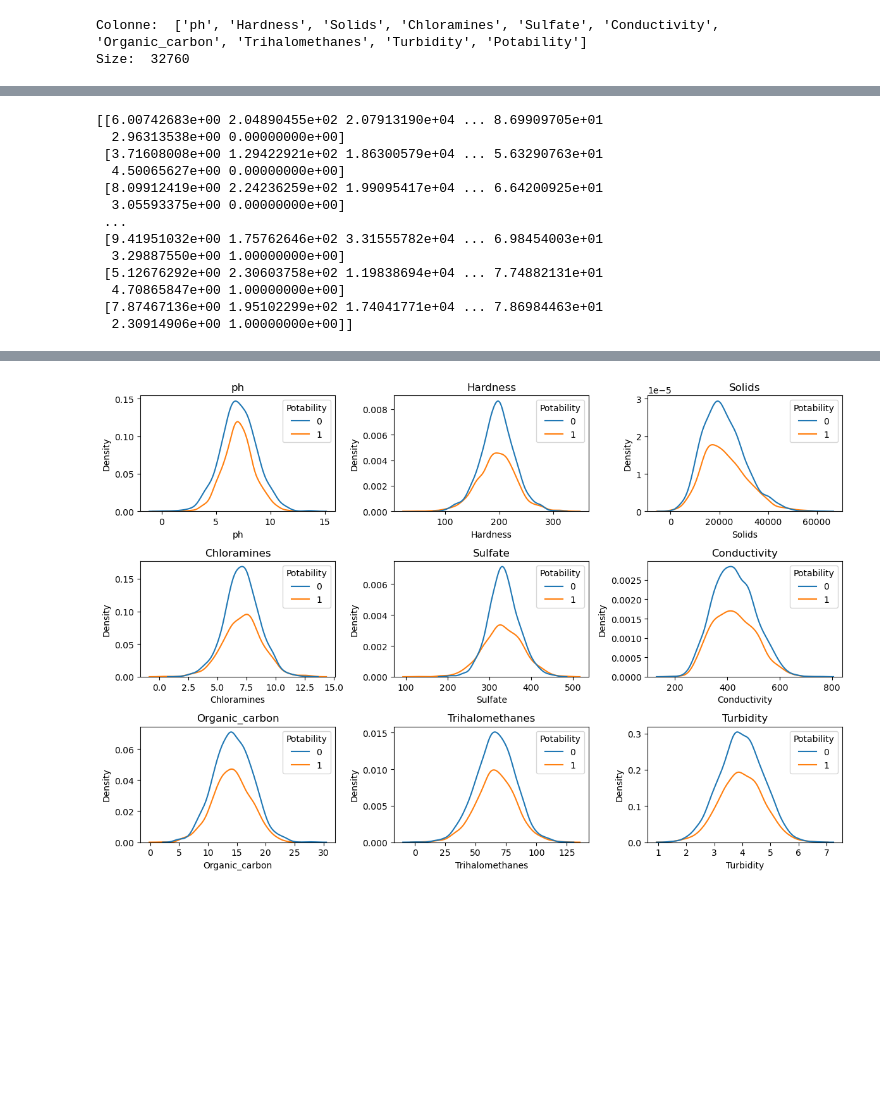
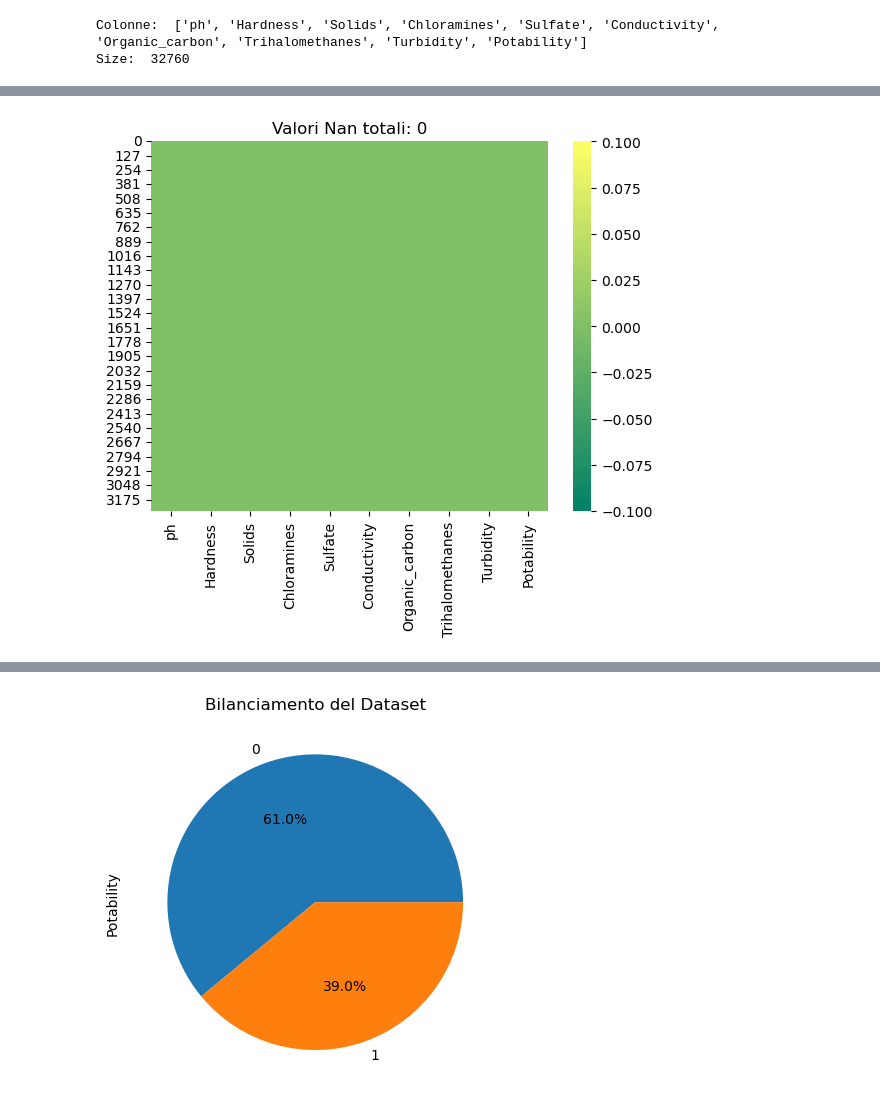
Before and after one commit to zAle711/Machine-Learning-Exam-Project, a Jupyter notebook: water_potability.ipynb, the cells around one changed output, grey strips where cells are left out. Cells and saved outputs as stored; diff of their text form; code cells hidden in the pictures; blank space fills up the shorter version.

```diff
--- a/water_potability.ipynb
+++ b/water_potability.ipynb
@@ -8,8 +8,9 @@ import seaborn as sns
 pd.set_option('display.expand_frame_repr', True)
 
 df = pd.read_csv('dataset/water_potability.csv')
+cols = list(df.columns)
 
-print( "Colonne: ", list(df.columns), "\nSize: ", df.size)
+print( "Colonne: ", cols, "\nSize: ", df.size)
 # %% [output]
 Colonne:  ['ph', 'Hardness', 'Solids', 'Chloramines', 'Sulfate', 'Conductivity', 'Organic_carbon', 'Trihalomethanes', 'Turbidity', 'Potability']
 Size:  32760
@@ -66,26 +81,21 @@ dtype: int64
 # %%
 from sklearn.impute import KNNImputer
 
 imputer = KNNImputer(n_neighbors=2, weights='uniform', metric='nan_euclidean')
 filled_value = imputer.fit_transform(df)
 
-print(filled_value)
+filled_value= pd.DataFrame(filled_value)
+filled_value = filled_value.set_axis(cols, axis=1)
+filled_value['Potability'] = filled_value['Potability'].astype('uint8')
 
-# df['ph'] = pd.Series(filled_value[:, 0])
-# print(df, df['ph'])
-# df['Sulfate'] = pd.Series(filled_value[:, 4])
-# df['Trihalomethanes'] = pd.Series(filled_value[:, 7])
+df = filled_value
+
+total_nan = df.isnull().sum().sum()
+title = f"Valori Nan totali: {total_nan}"
+sns.heatmap(data=df.isnull(), cmap='summer')
+plt.title(title)
+plt.show()
+
+df.describe()
 # %% [output]
-[[6.00742683e+00 2.04890455e+02 2.07913190e+04 ... 8.69909705e+01
-  2.96313538e+00 0.00000000e+00]
- [3.71608008e+00 1.29422921e+02 1.86300579e+04 ... 5.63290763e+01
-  4.50065627e+00 0.00000000e+00]
- [8.09912419e+00 2.24236259e+02 1.99095417e+04 ... 6.64200925e+01
-  3.05593375e+00 0.00000000e+00]
- ...
- [9.41951032e+00 1.75762646e+02 3.31555782e+04 ... 6.98454003e+01
-  3.29887550e+00 1.00000000e+00]
- [5.12676292e+00 2.30603758e+02 1.19838694e+04 ... 7.74882131e+01
-  4.70865847e+00 1.00000000e+00]
- [7.87467136e+00 1.95102299e+02 1.74041771e+04 ... 7.86984463e+01
-  2.30914906e+00 1.00000000e+00]]
+[figure, added]
@@ -92,31 +111,8 @@ print(filled_value)
-# %%
-fig, axs = plt.subplots(3,3, figsize=(12,8))
-df['Potability'] = df['Potability'].apply(str)
-#ph,Hardness,Solids,Chloramines,Sulfate,Conductivity,Organic_carbon,Trihalomethanes,Turbidity,
-# sns.boxplot(df, x='ph', y='Potability', ax=axs[0,0]).set(title='ph')
-# sns.boxplot(df, x='Hardness', y='Potability', ax=axs[0,1]).set(title='Hardness')
-# sns.boxplot(df, x='Solids', y='Potability', ax=axs[0,2]).set(title='Solids')
-# sns.boxplot(df, x='Chloramines', y='Potability', ax=axs[1,0]).set(title='Chloramines')
-# sns.boxplot(df, x='Sulfate', y='Potability', ax=axs[1,1]).set(title='Sulfate')
-# sns.boxplot(df, x='Conductivity', y='Potability', ax=axs[1,2]).set(title='Conductivity')
-# sns.boxplot(df, x='Organic_carbon', y='Potability', ax=axs[2,0]).set(title='Organic_carbon')
-# sns.boxplot(df, x='Trihalomethanes', y='Potability', ax=axs[2,1]).set(title='Trihalomethanes')
-# sns.boxplot(df, x='Turbidity', y='Potability', ax=axs[2,2]).set(title='Turbidity')
-
-#sns.kdeplot(df, x='Trihalomethanes', hue='Potability', ax=axs[2,2], fill=True)
-
-sns.kdeplot(df, x='ph', hue='Potability', ax=axs[0,0]).set(title='ph')
-sns.kdeplot(df, x='Hardness', hue='Potability', ax=axs[0,1]).set(title='Hardness')
-sns.kdeplot(df, x='Solids', hue='Potability', ax=axs[0,2]).set(title='Solids')
-sns.kdeplot(df, x='Chloramines', hue='Potability', ax=axs[1,0]).set(title='Chloramines')
-sns.kdeplot(df, x='Sulfate', hue='Potability', ax=axs[1,1]).set(title='Sulfate')
-sns.kdeplot(df, x='Conductivity', hue='Potability', ax=axs[1,2]).set(title='Conductivity')
-sns.kdeplot(df, x='Organic_carbon', hue='Potability', ax=axs[2,0]).set(title='Organic_carbon')
-sns.kdeplot(df, x='Trihalomethanes', hue='Potability', ax=axs[2,1]).set(title='Trihalomethanes')
-sns.kdeplot(df, x='Turbidity', hue='Potability', ax=axs[2,2]).set(title='Turbidity')
-
-
-plt.tight_layout()
-plt.show()
-# %% [output]
-[figure, removed]
+# %%
+colors = sns.color_palette('pastel')[0:2]
+
+(df['Potability'].value_counts() / len(df) * 100).plot.pie(autopct='%.1f%%')
+plt.title("Bilanciamento del Dataset")
+plt.show()
+# %% [output]
+[figure, added]
```
Also changed, not shown: parts of 6 cells of this notebook.
